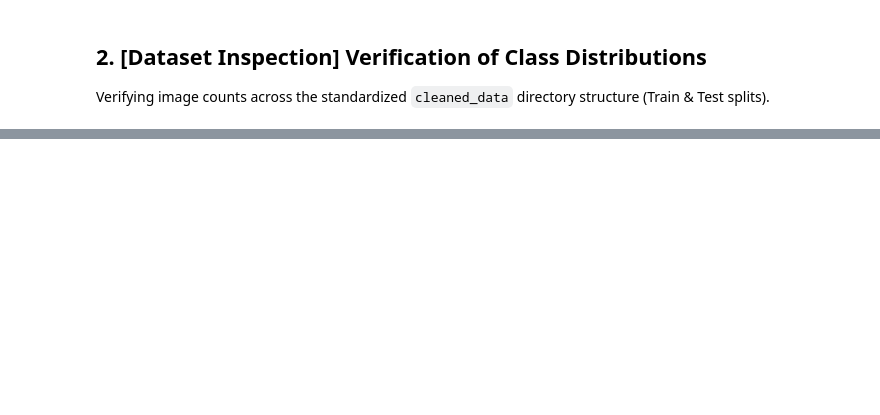
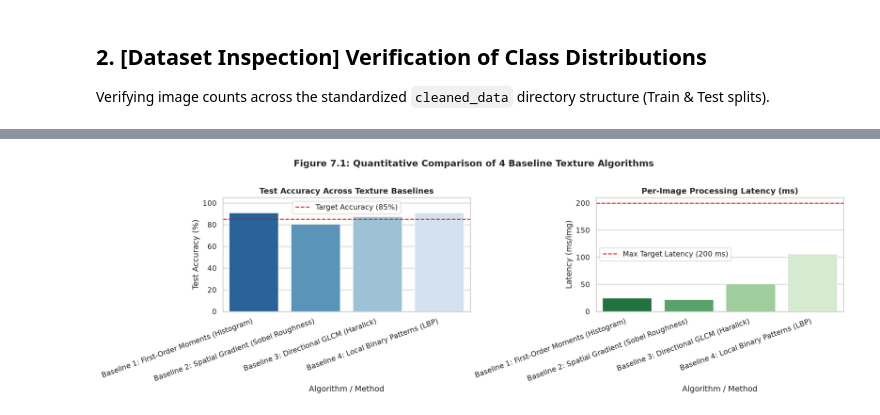
Before and after one commit to ChamHerman/mango-ripeness-grading, a Jupyter notebook: notebooks/texture_analysis_kb.ipynb, the cells around one changed output, grey strips where cells are left out. Cells and saved outputs as stored; diff of their text form; code cells hidden in the pictures; blank space fills up the shorter version.

Commit message:
update algorithm notebook

```diff
--- a/notebooks/texture_analysis_kb.ipynb
+++ b/notebooks/texture_analysis_kb.ipynb
@@ -522,0 +410,81 @@ for true_cls, res in results:
+# %%
+baseline_algorithms = {
+    'Baseline 1: First-Order Moments (Histogram)': lambda g, m: run_alg1_first_order(g, m),
+    'Baseline 2: Spatial Gradient (Sobel Roughness)': lambda g, m: run_alg2_spatial_gradient(g, m)[0],
+    'Baseline 3: Directional GLCM (Haralick)': lambda g, m: run_alg3_directional_glcm(g, m)[0],
+    'Baseline 4: Local Binary Patterns (LBP)': lambda g, m: run_alg4_lbp(g, m)[0]
+}
+
+def extract_dataset_baseline(alg_func, split):
+    rows = []
+    t0 = time.time()
+    for cls in CLASSES:
+        folder = DATASET_ROOT / split / cls
+        files = sorted(list(folder.glob('*.jpg')) + list(folder.glob('*.png')))
+        for p in files:
+            img = cv2.imread(str(p))
+            if img is None: continue
+            mask = get_fruit_mask(img)
+            gray = cv2.cvtColor(img, cv2.COLOR_BGR2GRAY)
+            feats = alg_func(gray, mask)
+            rows.append({'label': LABEL_MAP[cls], 'filename': p.name, **feats})
+    lat_ms = ((time.time() - t0) / len(rows)) * 1000.0 if rows else 0.0
+    return pd.DataFrame(rows), lat_ms
+
+print("[Process] Running Comparative Feature Extraction on all 4 Baselines...")
+benchmark_results = []
+baseline_datasets = {}
+
+for name, func in baseline_algorithms.items():
+    df_tr, lat_tr = extract_dataset_baseline(func, 'train')
+    df_te, lat_te = extract_dataset_baseline(func, 'test')
+    baseline_datasets[name] = (df_tr, df_te)
+
+    feature_cols = [c for c in df_tr.columns if c not in ['label', 'filename']]
+    scaler = StandardScaler()
+    X_tr = scaler.fit_transform(df_tr[feature_cols].values)
+    X_te = scaler.transform(df_te[feature_cols].values)
+    y_tr = df_tr['label'].values
+    y_te = df_te['label'].values
+
+    clf = KNeighborsClassifier(n_neighbors=5)
+    clf.fit(X_tr, y_tr)
+
+    y_pred_tr = clf.predict(X_tr)
+    y_pred_te = clf.predict(X_te)
+
+    tr_acc = accuracy_score(y_tr, y_pred_tr) * 100.0
+    te_acc = accuracy_score(y_te, y_pred_te) * 100.0
+    f1 = f1_score(y_te, y_pred_te, average='macro') * 100.0
+
+    benchmark_results.append({
+        'Algorithm / Method': name,
+        'Train Accuracy (%)': round(tr_acc, 2),
+        'Test Accuracy (%)': round(te_acc, 2),
+        'Macro F1-Score (%)': round(f1, 2),
+        'Latency (ms/img)': round(lat_te, 2)
+    })
+
+df_bench = pd.DataFrame(benchmark_results)
+print("[Displaying] Mode A Table 2.1: Baseline Comparison Benchmark:")
+display(df_bench)
+
+# Bar chart visualization
+fig, axes = plt.subplots(1, 2, figsize=(16, 5))
+sns.barplot(data=df_bench, x='Algorithm / Method', y='Test Accuracy (%)', ax=axes[0], palette='Blues_r')
+axes[0].set_title("Test Accuracy Across Texture Baselines", fontsize=12, fontweight='bold')
+axes[0].set_xticklabels(axes[0].get_xticklabels(), rotation=20, ha='right')
+axes[0].set_ylim(0, 105)
+axes[0].axhline(85, color='red', linestyle='--', label='Target Accuracy (85%)')
+axes[0].legend()
+
+sns.barplot(data=df_bench, x='Algorithm / Method', y='Latency (ms/img)', ax=axes[1], palette='Greens_r')
+axes[1].set_title("Per-Image Processing Latency (ms)", fontsize=12, fontweight='bold')
+axes[1].set_xticklabels(axes[1].get_xticklabels(), rotation=20, ha='right')
+axes[1].axhline(200, color='red', linestyle='--', label='Max Target Latency (200 ms)')
+axes[1].legend()
+
+plt.suptitle("Figure 7.1: Quantitative Comparison of 4 Baseline Texture Algorithms", y=1.02, fontsize=14, fontweight='bold')
+plt.tight_layout()
+plt.show()
+# %% [output]
@@ -522,0 +502 @@ for true_cls, res in results:
+[figure, added]
```
Also changed, not shown: parts of 39 cells of this notebook, 9 other files.
